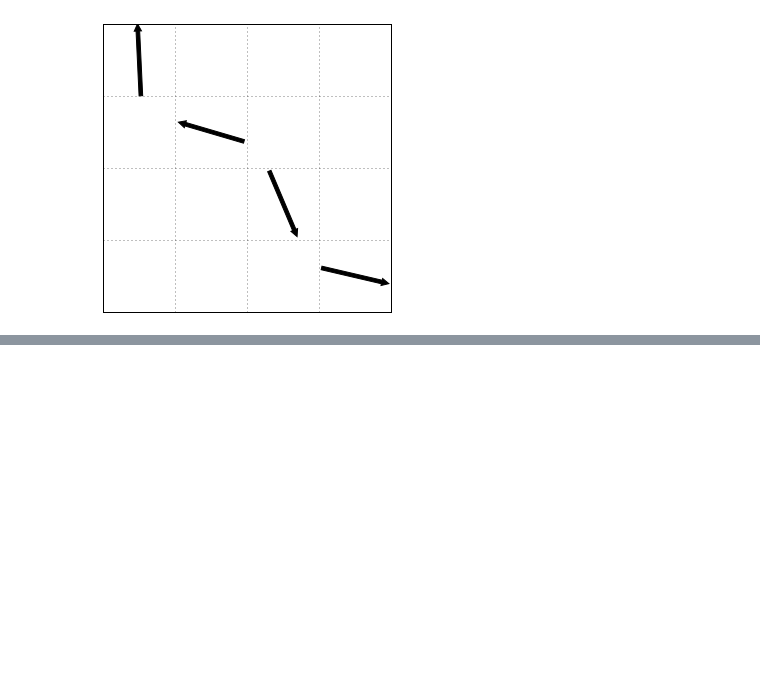
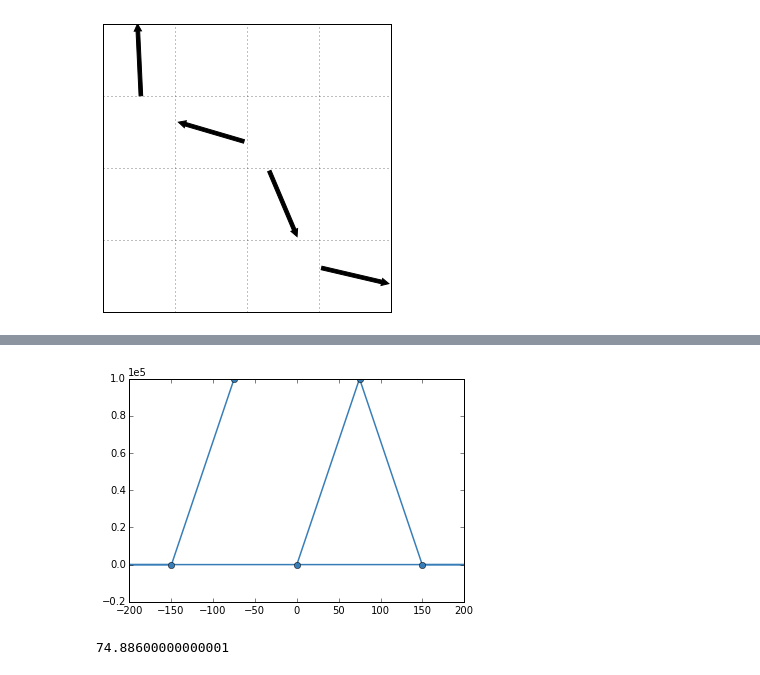
Before and after one commit to goerz-research/tmlandscape_data, a Jupyter notebook: zeta_detailed_w2_6390MHz_wc_6350MHz.ipynb, the cells around one changed output, grey strips where cells are left out. Saved outputs shown, nothing was run; the diff lists cells and outputs as text; code cells hidden in the pictures; blank space fills up the shorter version.

```diff
--- a/zeta_detailed_w2_6390MHz_wc_6350MHz.ipynb
+++ b/zeta_detailed_w2_6390MHz_wc_6350MHz.ipynb
@@ -428,0 +524,14 @@ U.concurrence() - U_guess.concurrence()
+# %%
+T = 4*T_entangling
+nt = int(max(2000, 100 * w_max * T))
+write_target_gate_dat(rf, 'H_left')
+write_config(join(rf, 'config'), T, nt, wc, w2, wd=wd, gate="target_gate.dat", J_T='SM', prop_guess='F')
+# %%
+pulse = AnalyticalPulse('2freq_rwa_box', T, nt,
+            parameters={'E0': 100.0, 'T': T,
+                        'freq_1': w1_dressed0, 'freq_2': w1_dressed1,
+                        'a_1': 1.0, 'a_2': 1.0, 'phi':0, 'w_d': wd},
+            t0=0.0, time_unit='ns', ampl_unit='MHz', freq_unit='MHz', mode="complex")
+pulse.write(join(rf, 'pulse_guess.json'))
+# %%
+num_pulse = pulse.pulse()
@@ -428,0 +542,16 @@ U.concurrence() - U_guess.concurrence()
+# %%
+def zoom_into_spec(num_pulse):
+    import matplotlib.pyplot as plt
+    num_freq, num_spec = num_pulse.spectrum()
+    fig = plt.figure()
+    ax = fig.add_subplot(111)
+    ax.plot(num_freq, num_spec, marker='o')
+    ax.set_xlim([-200,200])
+# %%
+zoom_into_spec(num_pulse)
+# %% [output]
+[figure, added]
+# %%
+num_pulse.dw()
+# %% [output]
+74.88600000000001
```
Also changed, not shown: parts of 48 cells of this notebook, 3 other files.
